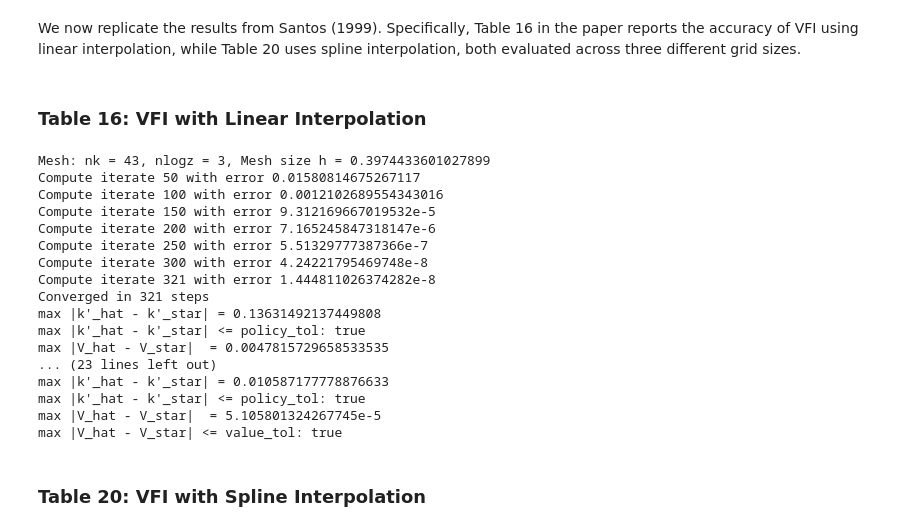
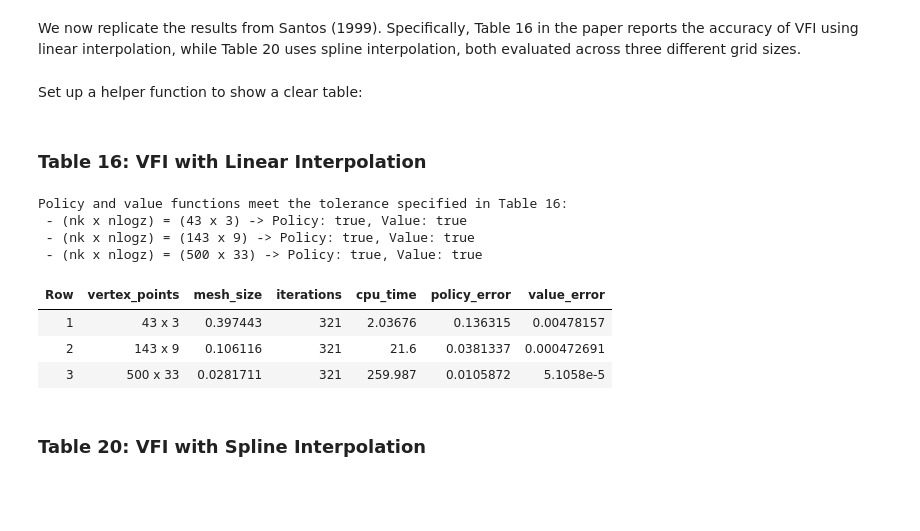
Before and after one commit to QuantEcon/ContinuousDPs.jl, a Jupyter notebook: examples/cdp_ex_optgrowth_multidim_jl.ipynb, the cells around one changed output. Cells and saved outputs as stored; diff of their text form; code cells hidden in the pictures; blank space fills up the shorter version.

Commit message:
EXAMPLES(docs): display Santos replication results as DataFrame tables including CPU time

```diff
--- a/examples/cdp_ex_optgrowth_multidim_jl.ipynb
+++ b/examples/cdp_ex_optgrowth_multidim_jl.ipynb
@@ -379,3 +380,5 @@ display(fig)
 ## Santos (1999) Replication
 # %% [markdown]
 We now replicate the results from Santos (1999). Specifically, Table 16 in the paper reports the accuracy of VFI using linear interpolation, while Table 20 uses spline interpolation, both evaluated across three different grid sizes.
+# %% [markdown]
+Set up a helper function to show a clear table:
@@ -382,49 +394,56 @@ We now replicate the results from Santos (1999). Specifically, Table 16 in the p
 # %% [markdown]
 ### Table 16: VFI with Linear Interpolation
 # %%
+table16_rows = NamedTuple[]
+println(
+    "Policy and value functions meet the tolerance specified in Table 16: "
+)
 for (; nk, nlogz, linear_policy_tol, linear_value_tol, mesh_size_h) in grid_tol_settings
-    println("Mesh: nk = $(nk), nlogz = $(nlogz), Mesh size h = $(mesh_size_h)")
-
     basis = Basis(
         LinParams(nk, p.k_min, p.k_max),
         LinParams(nlogz, p.logz_min, p.logz_max)
     )
 
     cdp = ContinuousDP(p.f, p.g, p.beta, shocks, weights, p.x_lb, p.x_ub, basis)
-    res = solve(cdp, VFI);
+    res = solve(cdp, VFI, verbose=1); # verbose=1: warnings only
 
     baseline_errors = calculate_errors(p, cdp, res, v_star, policy)
 
-    println("max |k'_hat - k'_star| = ", baseline_errors.policy_err)
+    is_passed_policy = baseline_errors.policy_error <= linear_policy_tol
+    is_passed_value = baseline_errors.value_error <= linear_value_tol
+
+
     println(
-        "max |k'_hat - k'_star| <= policy_tol: ",
-        baseline_errors.policy_err <= linear_policy_tol
-    )
-    println("max |V_hat - V_star|  = ", baseline_errors.value_err)
-    println(
-        "max |V_hat - V_star| <= value_tol: ",
-        baseline_errors.value_err <= linear_value_tol
+        " - (nk x nlogz) = ($nk x $nlogz) -> \
+        Policy: $is_passed_policy, Value: $is_passed_value"
     )
 
+    # Re-run solver with verbose=0 to get pure timing for calculation
+    (; time) = @timed solve(cdp, VFI, verbose=0); # verbose=0: no output
+
+    # create dataframe replicating Table 16 in Santos (1999)
+    push!(table16_rows, (
+        vertex_points = "$nk x $nlogz",
+        mesh_size = mesh_size_h,
+        iterations = res.num_iter,
+        cpu_time = time,
+        policy_error = baseline_errors.policy_error,
+        value_error = baseline_errors.value_error,
+    ))
 end
 # %% [output]
-Mesh: nk = 43, nlogz = 3, Mesh size h = 0.3974433601027899
-Compute iterate 50 with error 0.01580814675267117
-Compute iterate 100 with error 0.0012102689554343016
-Compute iterate 150 with error 9.312169667019532e-5
-Compute iterate 200 with error 7.165245847318147e-6
-Compute iterate 250 with error 5.51329777387366e-7
-Compute iterate 300 with error 4.24221795469748e-8
-Compute iterate 321 with error 1.444811026374282e-8
-Converged in 321 steps
-max |k'_hat - k'_star| = 0.13631492137449808
-max |k'_hat - k'_star| <= policy_tol: true
-max |V_hat - V_star|  = 0.0047815729658533535
-... (23 lines left out)
-max |k'_hat - k'_star| = 0.010587177778876633
-max |k'_hat - k'_star| <= policy_tol: true
-max |V_hat - V_star|  = 5.105801324267745e-5
-max |V_hat - V_star| <= value_tol: true
+Policy and value functions meet the tolerance specified in Table 16:
+ - (nk x nlogz) = (43 x 3) -> Policy: true, Value: true
+ - (nk x nlogz) = (143 x 9) -> Policy: true, Value: true
+ - (nk x nlogz) = (500 x 33) -> Policy: true, Value: true
+# %%
+table16_df = DataFrame(table16_rows)
+print_table(table16_df)
+# %% [output]
+| Row | vertex_points | mesh_size | iterations | cpu_time | policy_error | value_error |
+| 1 | 43 x 3 | 0.397443 | 321 | 2.03676 | 0.136315 | 0.00478157 |
+| 2 | 143 x 9 | 0.106116 | 321 | 21.6 | 0.0381337 | 0.000472691 |
+| 3 | 500 x 33 | 0.0281711 | 321 | 259.987 | 0.0105872 | 5.1058e-5 |
 # %% [markdown]
 ### Table 20: VFI with Spline Interpolation
 # %%
```
Also changed, not shown: parts of 7 cells of this notebook.
